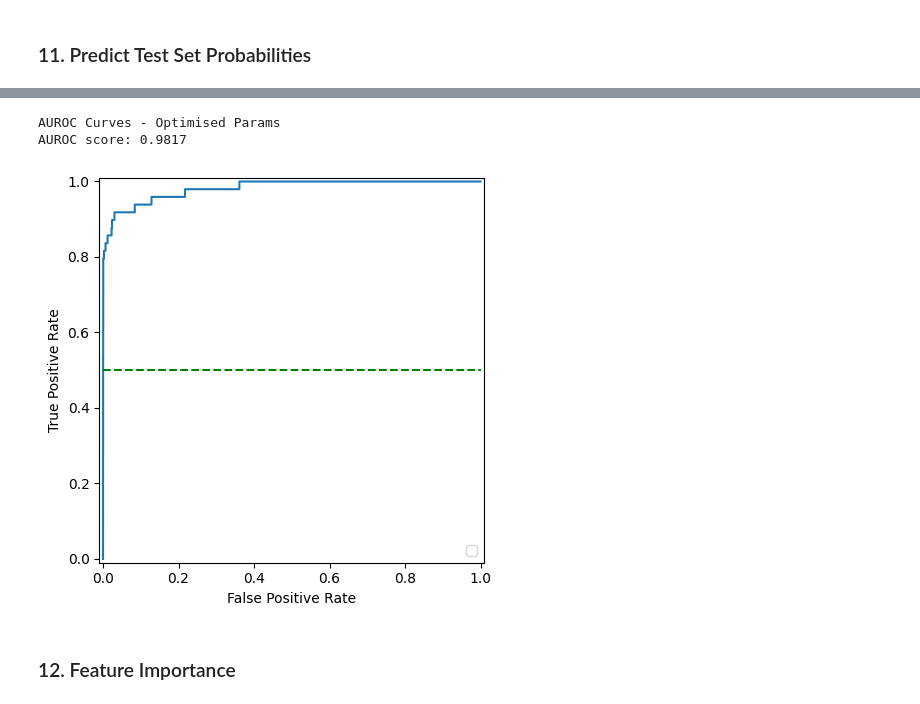
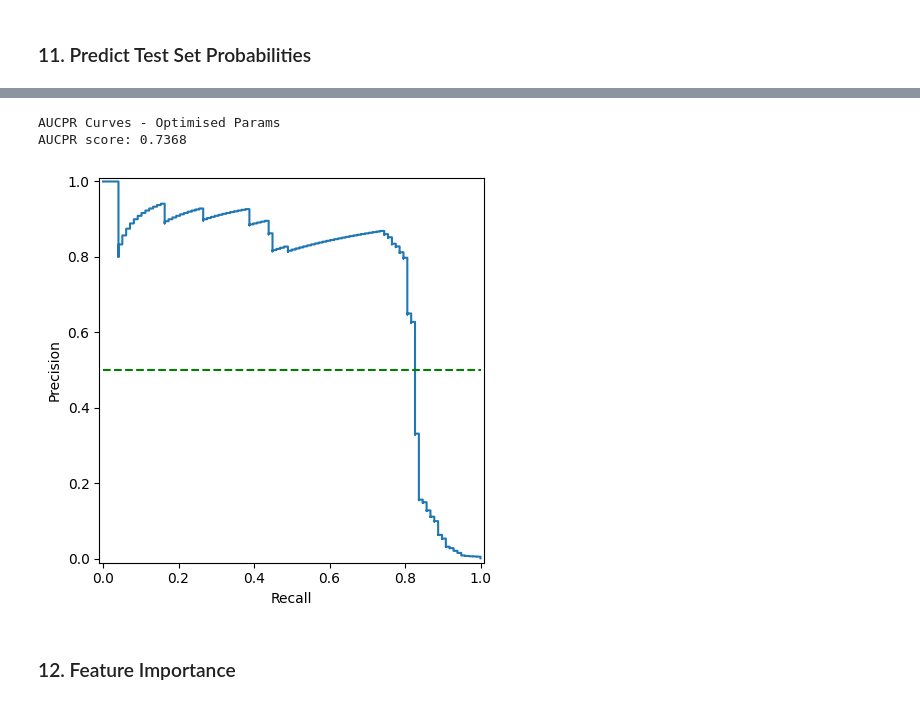
Before and after one commit to jvlaguer/gt_propensity_model, a Jupyter notebook: notebooks/Laguer_John Victor-sb_fraud_detection-xgboost.ipynb, the cells around one changed output, grey strips where cells are left out. Cells and saved outputs as stored; diff of their text form; code cells hidden in the pictures.

```diff
--- a/notebooks/Laguer_John Victor-sb_fraud_detection-xgboost.ipynb
+++ b/notebooks/Laguer_John Victor-sb_fraud_detection-xgboost.ipynb
@@ -519,8 +533,8 @@ plot_confusion_matrix(y_actuals=y_train, y_preds=y_cv_preds)
 # %% [markdown]
 The initial model has high recall, given that the initial scale was high. This is also a good sign given that the initial model is able to predict positive classes that are only less than 0.1% of the whole distribution.
 # %%
-def plot_auroc_curve(y_actuals, y_probs):
-    """Displaying AUROC Curve
+def plot_prauc_curve(y_actuals, y_probs):
+    """Displaying AUCPR Curve
 
     Parameters
     ----------
@@ -532,11 +546,11 @@ def plot_auroc_curve(y_actuals, y_probs):
     Returns
     -------
     """
-    print('AUROC score: {:.4f}'.format(roc_auc_score(y_actuals, y_probs)))
+    print('AUCPR score: {:.4f}'.format(average_precision_score(y_actuals, y_probs)))
 
-    fpr, tpr, _ = roc_curve(y_actuals, y_probs)
-    roc_display = RocCurveDisplay(fpr=fpr, tpr=tpr).plot()
-    roc_display.figure_.set_size_inches(5,5)
+    prec, rec, _ = precision_recall_curve(y_actuals, y_probs)
+    prauc_display = PrecisionRecallDisplay(precision=prec, recall=rec).plot()
+    prauc_display.figure_.set_size_inches(5,5)
     plt.plot([0, 1], [0.5, 0.5], color = 'g', linestyle='--')
     plt.show()
 # %%
@@ -550,7 +564,7 @@ AUROC score: 0.9719
 from hyperopt import fmin, tpe, hp, anneal, Trials
 # %%
 # defining optimisation function
-def xgb_rocauc_cv(params, random_state=10, cv=cv, X=X_train, y=y_train):
+def xgb_aucpr_cv(params, random_state=10, cv=cv, X=X_train, y=y_train):
     params = {
               'max_depth': int(params['max_depth']),
              'scale_pos_weight': int(params['scale_pos_weight']),
@@ -561,9 +575,9 @@ def xgb_rocauc_cv(params, random_state=10, cv=cv, X=X_train, y=y_train):
              'min_child_weight': int(params['min_child_weight'])
     }
 
-    model = xgb.XGBClassifier(eval_metric='auc', booster='gbtree', random_state=10, **params)
+    model = xgb.XGBClassifier(eval_metric=average_precision_score, booster='gbtree', random_state=10, **params)
 
-    score = -cross_val_score(model, X, y, cv=cv, scoring='roc_auc', n_jobs=-1).mean()
+    score = -cross_val_score(model, X, y, cv=cv, scoring='average_precision', n_jobs=-1).mean()
 
     return score
 # %%
@@ -585,7 +599,7 @@ space = {
 # trials will contain logging information
 trials = Trials()
 
-best=fmin(fn=xgb_rocauc_cv, # function to optimize
+best=fmin(fn=xgb_aucpr_cv, # function to optimize
           space=space,
           algo=tpe.suggest, # optimization algorithm, hyperotp will select its parameters automatically
           max_evals=n_iter, # maximum number of iterations
@@ -593,5 +607,5 @@ best=fmin(fn=xgb_rocauc_cv, # function to optimize
           rstate=np.random.default_rng(10) # fixing random state for the reproducibility
          )
 
-print("Best ROCAUC {:.3f} params {}".format(xgb_rocauc_cv(best), best))
+print("Best AUCPR {:.3f} params {}".format(xgb_aucpr_cv(best), best))
 # %% [output]
@@ -640,7 +654,7 @@ best_t
 # generate cross validation predictions for training data
 print('[Optimised Train Results]')
 
-model_opt = xgb.XGBClassifier(eval_metric='auc', booster='gbtree', random_state=10, **best_t)
+model_opt = xgb.XGBClassifier(eval_metric=average_precision_score, booster='gbtree', random_state=10, **best_t)
 # %% [output]
 [Optimised Train Results]
 # %%
@@ -717,10 +731,10 @@ Confusion Matrix - Optimised Params
 # %%
-print('AUROC Curves - Optimised Params')
-plot_auroc_curve(y_actuals=y_test, y_probs=y_cv_test_probs)
+print('AUCPR Curves - Optimised Params')
+plot_prauc_curve(y_actuals=y_test, y_probs=y_cv_test_probs)
 # %% [output]
-AUROC Curves - Optimised Params
-AUROC score: 0.9817
+AUCPR Curves - Optimised Params
+AUCPR score: 0.7368
-[figure, old version]
+[figure, new version]
 # %% [markdown]
 ### 12. Feature Importance
 # %%
```
Also changed, not shown: parts of 25 cells of this notebook, 4 other files.
